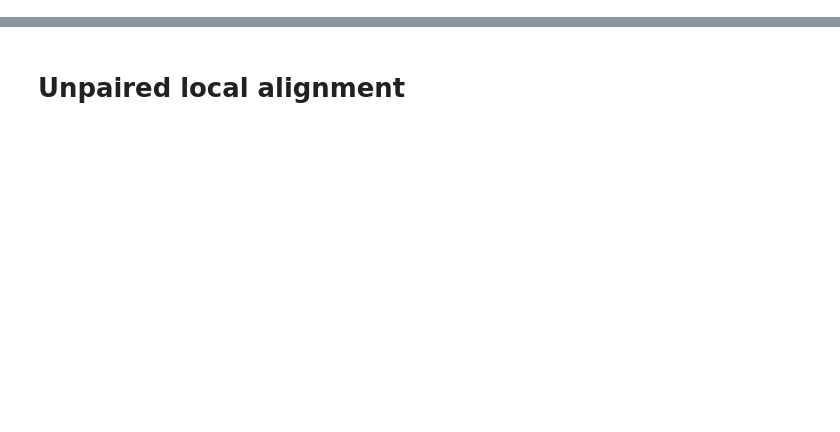
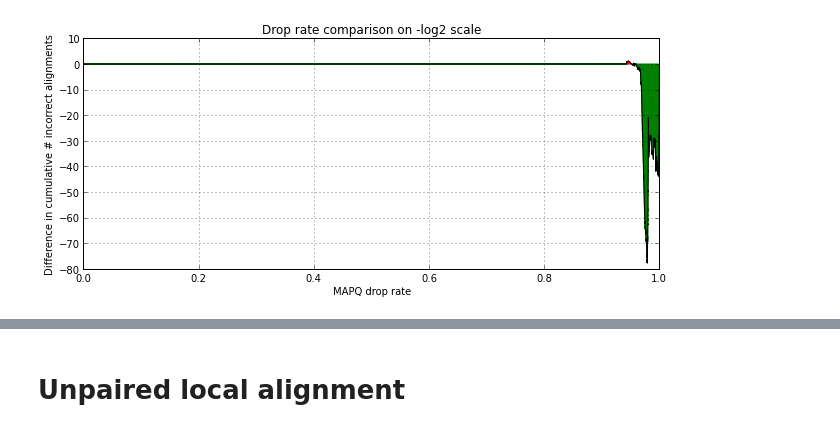
Before and after one commit to umranyaman/qtip-experiments, a Jupyter notebook: notebooks/Tandem Simulation.ipynb, the cells around one changed output, grey strips where cells are left out. Cells and saved outputs as stored; diff of their text form; code cells hidden in the pictures; blank space fills up the shorter version.

```diff
--- a/notebooks/Tandem Simulation.ipynb
+++ b/notebooks/Tandem Simulation.ipynb
@@ -285,0 +927,5 @@ err, y, s = smoothfit_error(pcor_test, y_test, plot=True, log2ize=True)
+# %%
+fig = plot_drop_rate_difference(simple_bt2s_250_unp_fit.pcor(), simple_bt2s_250_unp_fit.pcor_orig(),
+                                simple_bt2s_250_unp_fit.correct(), log2ize=False)
+# %% [output]
+[figure, added]
```
Also changed, not shown: parts of 176 cells of this notebook.
